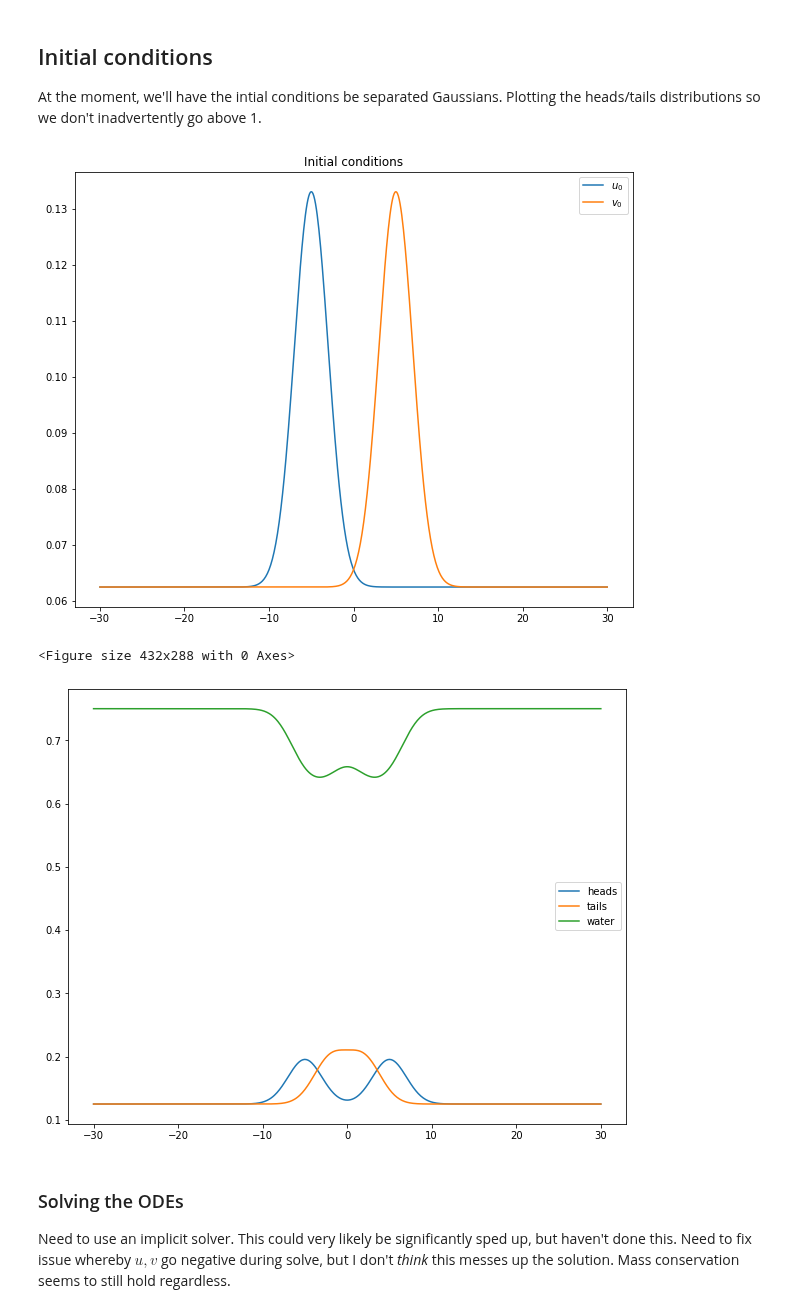
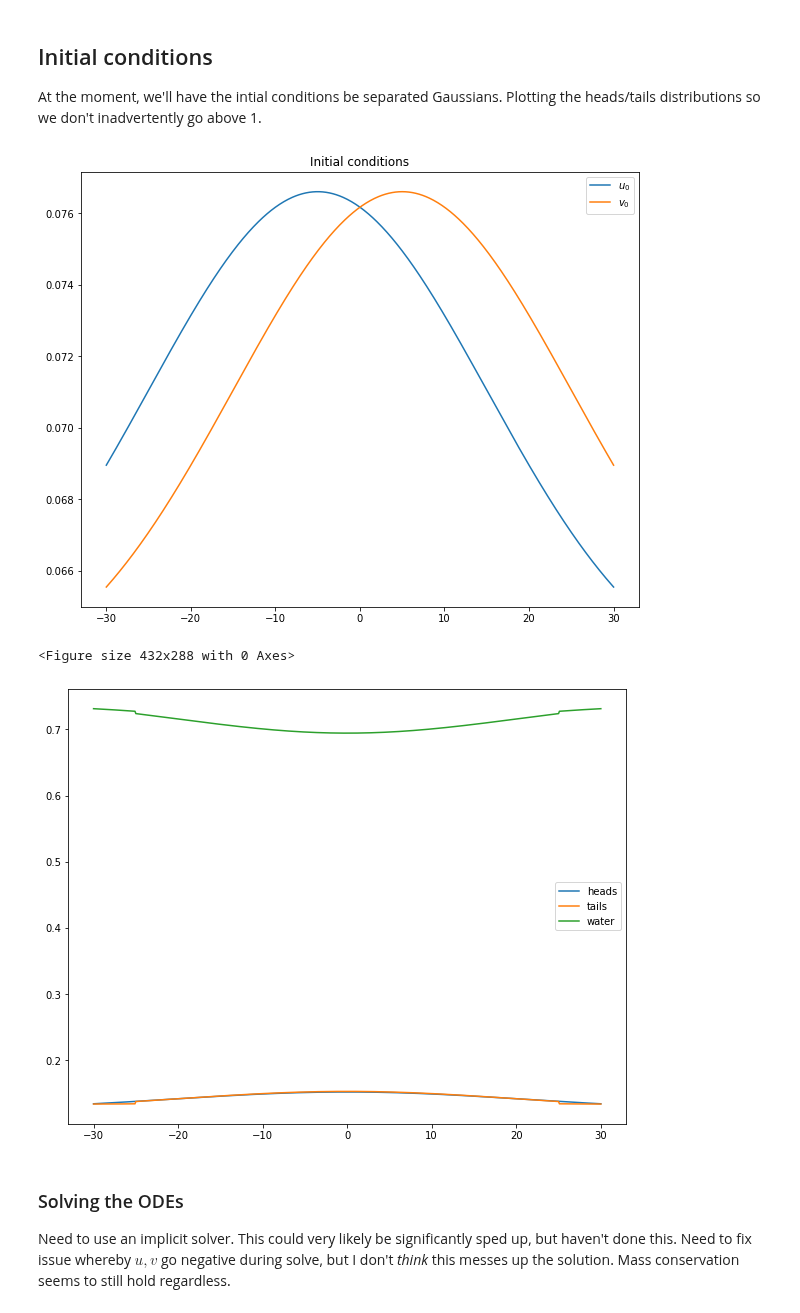
Before and after one commit to rgbrown/lipids, a Jupyter notebook: notebooks/1D Lipids.ipynb, the cells around one changed output. Drawn from its saved outputs; the diff is of its cells as text; code cells hidden in the pictures.

```diff
--- a/notebooks/1D Lipids.ipynb
+++ b/notebooks/1D Lipids.ipynb
@@ -116,8 +116,8 @@ x = np.arange(-L, L + dx, dx)
 N = x.shape[0]
 
 # Parameters
-eps = 3 # Needs to be a multiple of dx
-K = 0.001
+eps = 5 # Needs to be a multiple of dx
+K = 1e-4
 alpha = 4
 
 beta = 1
@@ -183,31 +183,31 @@ At the moment, we'll have the intial conditions be separated Gaussians. Plotting
 # %%
 
 # Initial conditions - guassians centred on x_u and x_v
 x_u = -5
 x_v = 5
-sigma = 2;
-m = 0.5; # mass of lipids
+sigma = 20
+m = 1 # mass of lipids
 u0 = c_0 + m/(2*sigma*np.sqrt(np.pi))*np.exp(-0.5*((x - x_u)/sigma)**2)
 v0 = c_0 + m/(2*sigma*np.sqrt(np.pi))*np.exp(-0.5*((x - x_v)/sigma)**2)
 
 def plot_solution(u, v):
     tails = u + v
     heads = tau_e_minus(u) + tau_e_plus(v)
     water = 1 - heads - tails
     plt.figure(figsize=(10, 8))
     plt.plot(x, tails, x, heads, x, water)
     plt.legend(('heads', 'tails', 'water'))
 
 plt.figure(figsize=(10, 8))
 plt.plot(x, u0, x, v0)
 plt.legend(('$u_0$', '$v_0$'))
 plt.title('Initial conditions')
 plt.figure()
 plot_solution(u0, v0)
 # %% [output]
-[figure, old version]
+[figure, new version]
 <Figure size 432x288 with 0 Axes>
-[figure, old version]
+[figure, new version]
 # %% [markdown]
 ### Solving the ODEs
 
```
Also changed, not shown: parts of 3 cells of this notebook.
